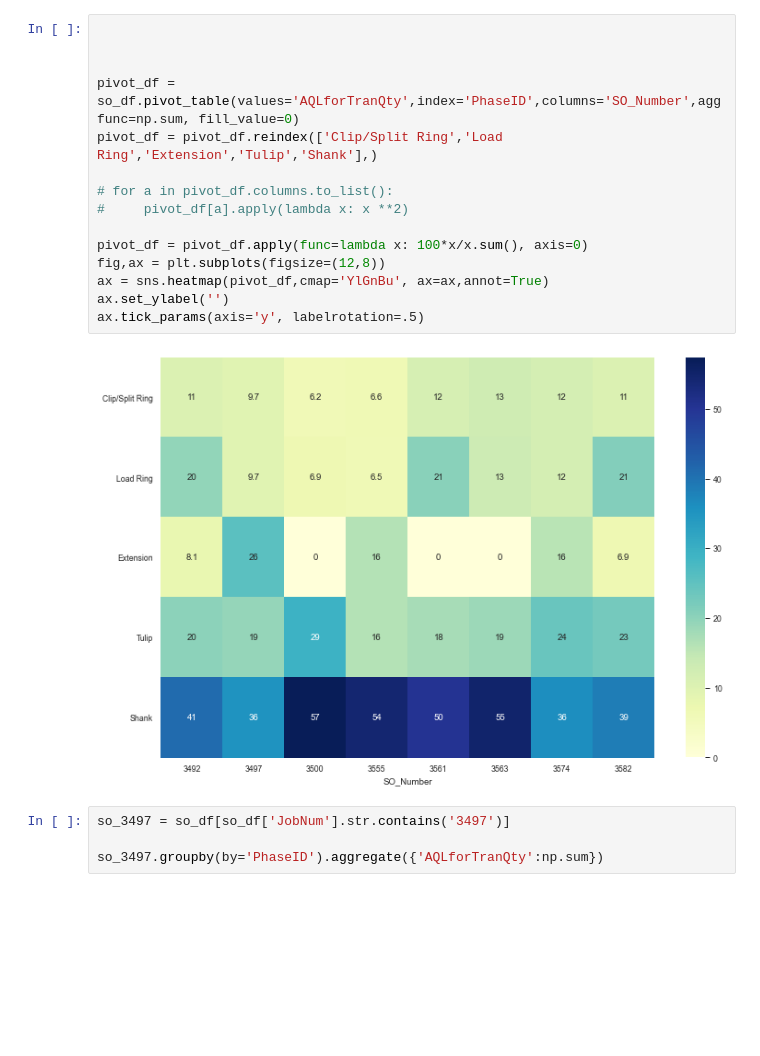
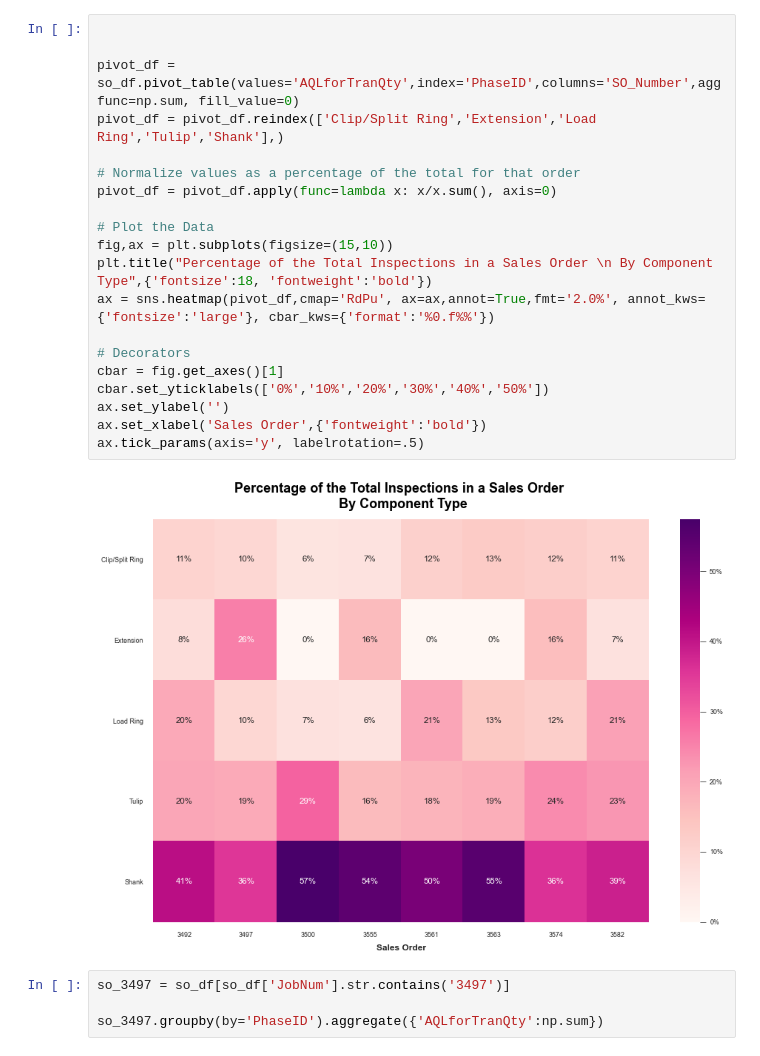
Before and after one commit to tall-geese/AQL-order-breakdown, a Jupyter notebook: notebooks/Analysis of Modular Components Impact on AQL.ipynb, the cells around one changed output. Saved outputs shown, nothing was run; the diff lists cells and outputs as text; blank space fills up the shorter version.

```diff
--- a/notebooks/Analysis of Modular Components Impact on AQL.ipynb
+++ b/notebooks/Analysis of Modular Components Impact on AQL.ipynb
@@ -31,20 +58,25 @@ so_df
 # %%
 
 
+pivot_df = so_df.pivot_table(values='AQLforTranQty',index='PhaseID',columns='SO_Number',aggfunc=np.sum, fill_value=0)
+pivot_df = pivot_df.reindex(['Clip/Split Ring','Extension','Load Ring','Tulip','Shank'],)
 
-pivot_df = so_df.pivot_table(values='AQLforTranQty',index='PhaseID',columns='SO_Number',aggfunc=np.sum, fill_value=0)
-pivot_df = pivot_df.reindex(['Clip/Split Ring','Load Ring','Extension','Tulip','Shank'],)
+# Normalize values as a percentage of the total for that order
+pivot_df = pivot_df.apply(func=lambda x: x/x.sum(), axis=0)
 
-# for a in pivot_df.columns.to_list():
-#     pivot_df[a].apply(lambda x: x **2)
+# Plot the Data
+fig,ax = plt.subplots(figsize=(15,10))
+plt.title("Percentage of the Total Inspections in a Sales Order \n By Component Type",{'fontsize':18, 'fontweight':'bold'})
+ax = sns.heatmap(pivot_df,cmap='RdPu', ax=ax,annot=True,fmt='2.0%', annot_kws={'fontsize':'large'}, cbar_kws={'format':'%0.f%%'})
 
-pivot_df = pivot_df.apply(func=lambda x: 100*x/x.sum(), axis=0)
-fig,ax = plt.subplots(figsize=(12,8))
-ax = sns.heatmap(pivot_df,cmap='YlGnBu', ax=ax,annot=True)
+# Decorators
+cbar = fig.get_axes()[1]
+cbar.set_yticklabels(['0%','10%','20%','30%','40%','50%'])
 ax.set_ylabel('')
+ax.set_xlabel('Sales Order',{'fontweight':'bold'})
 ax.tick_params(axis='y', labelrotation=.5)
 # %% [output]
-[figure, old version]
+[figure, new version]
 # %%
 so_3497 = so_df[so_df['JobNum'].str.contains('3497')]
 
```
Also changed, not shown: parts of 3 cells of this notebook.
